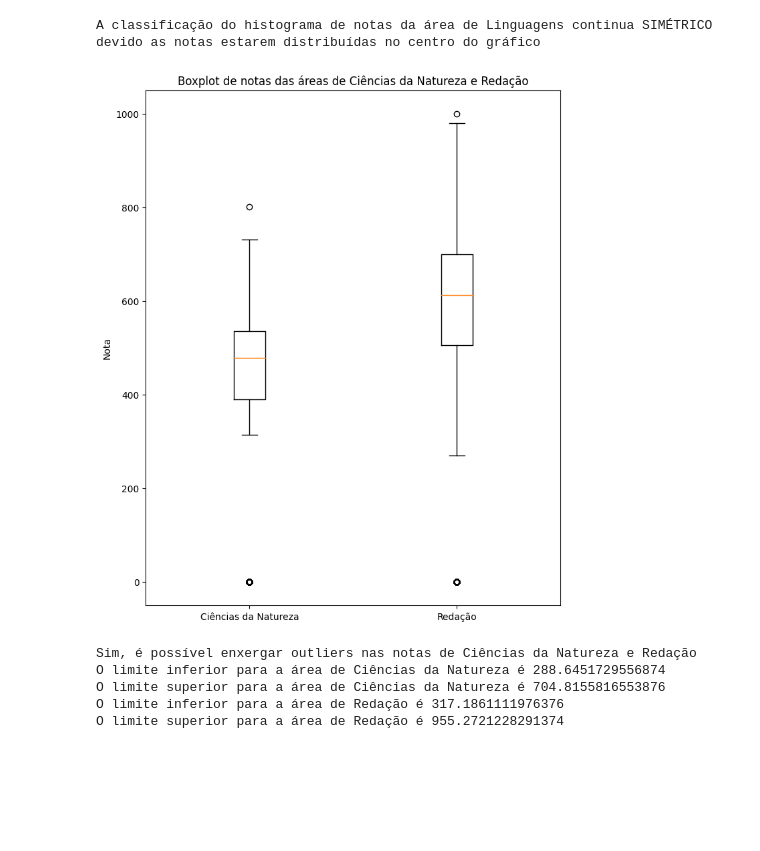
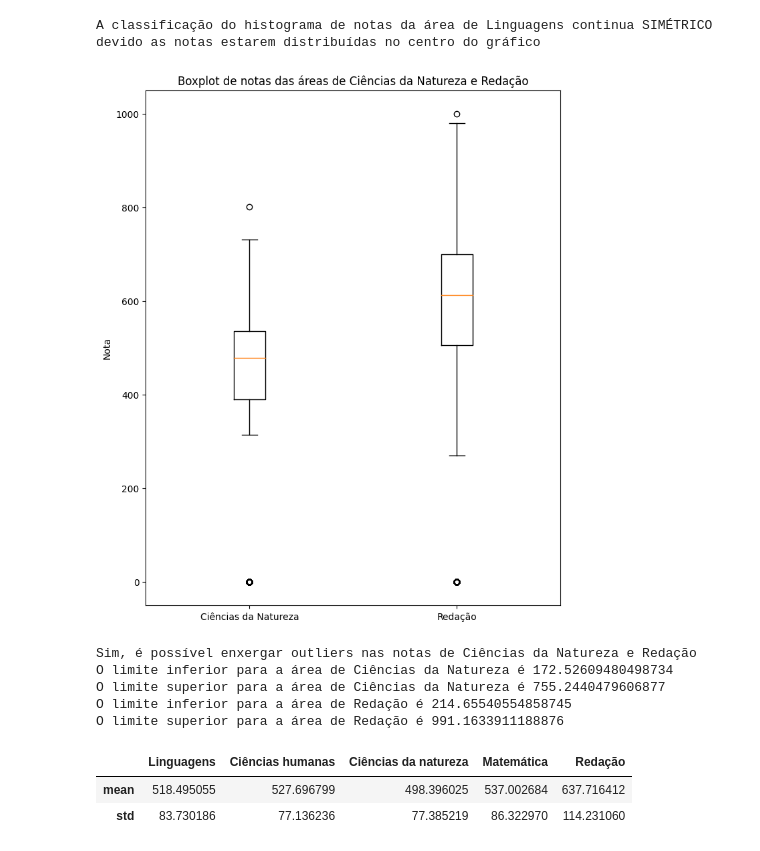
Before and after one commit to dsreliete/Womakerscode_DA_desafio_individual, a Jupyter notebook: Desafio3ElietedaSilva_Rodrigues.ipynb, the cells around one changed output. Cells and saved outputs as stored; diff of their text form; code cells hidden in the pictures; blank space fills up the shorter version.

```diff
--- a/Desafio3ElietedaSilva_Rodrigues.ipynb
+++ b/Desafio3ElietedaSilva_Rodrigues.ipynb
@@ -200,12 +200,12 @@ plt.ylabel('Nota')
 plt.show()
 print('Sim, é possível enxergar outliers nas notas de Ciências da Natureza e Redação')
 
-q1_cina = df_new['Ciências da natureza'].quantile(0.25)
-q3_cina = df_new['Ciências da natureza'].quantile(0.75)
+q1_cina = df_new['Ciências da natureza'].fillna(0).quantile(0.25)
+q3_cina = df_new['Ciências da natureza'].fillna(0).quantile(0.75)
 iqr_cina = q3_cina - q1_cina
 
-q1_red = df_new['Redação'].quantile(0.25)
-q3_red = df_new['Redação'].quantile(0.75)
+q1_red = df_new['Redação'].fillna(0).quantile(0.25)
+q3_red = df_new['Redação'].fillna(0).quantile(0.75)
 iqr_red = q3_red - q1_red
 
 limite_inferior_cina = q1_cina - 1.5 * iqr_cina
@@ -219,16 +219,24 @@ limite_superior_red = q3_red + 1.5 * iqr_red
 
 print(f'O limite inferior para a área de Redação é {limite_inferior_red}')
 print(f'O limite superior para a área de Redação é {limite_superior_red}')
-
-print('Contudo, é possível enxergar outliers')
 # %% [output]
 [figure]
 Sim, é possível enxergar outliers nas notas de Ciências da Natureza e Redação
-O limite inferior para a área de Ciências da Natureza é 288.6451729556874
-O limite superior para a área de Ciências da Natureza é 704.8155816553876
-O limite inferior para a área de Redação é 317.1861111976376
-O limite superior para a área de Redação é 955.2721228291374
+O limite inferior para a área de Ciências da Natureza é 172.52609480498734
+O limite superior para a área de Ciências da Natureza é 755.2440479606877
+O limite inferior para a área de Redação é 214.65540554858745
+O limite superior para a área de Redação é 991.1633911188876
 # %%
 # 9. Remova todos os outliers e verifique se eles são passíveis de alterar a média nacional significativamente? (considere significativamente um valor acima de 5%)
+
+df_no_outliers_cina = df_new.loc[(df_new['Ciências da natureza'] >= limite_inferior_cina) & (df_new['Ciências da natureza'] <= limite_superior_cina)]
+
+df_no_outliers_red = df_new.loc[(df_new['Redação'] >= limite_inferior_red) & (df_new['Redação'] <= limite_superior_red)]
+
+df_no_outliers_cina.describe().loc[['mean', 'std']]
+# %% [output]
+|  | Linguagens | Ciências humanas | Ciências da natureza | Matemática | Redação |
+| mean | 518.495055 | 527.696799 | 498.396025 | 537.002684 | 637.716412 |
+| std | 83.730186 | 77.136236 | 77.385219 | 86.322970 | 114.231060 |
 # %%
 # 10. Considerando valores nulos, tente encontrar qual seria a melhor medida de tendência que pode substituir as notas nulas. Média, moda ou mediana? Substitua o valor por todos os três e diga qual delas altera menos a média geral e o desvio padrão.
```
